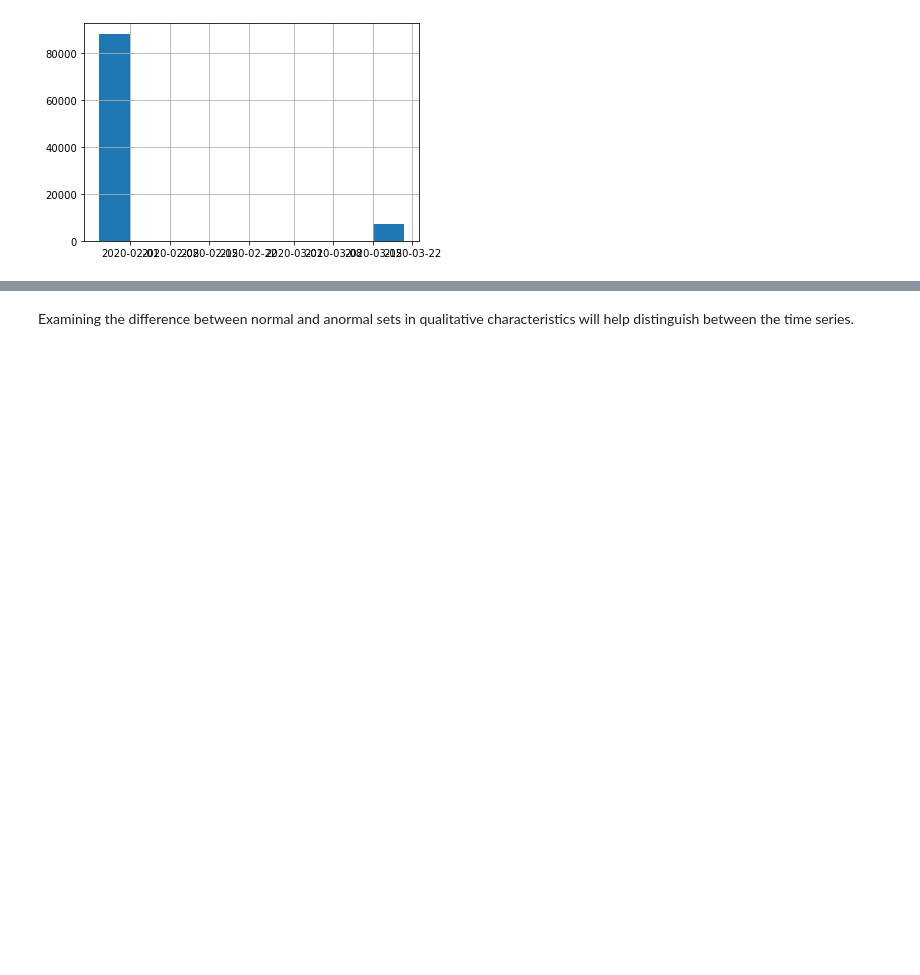
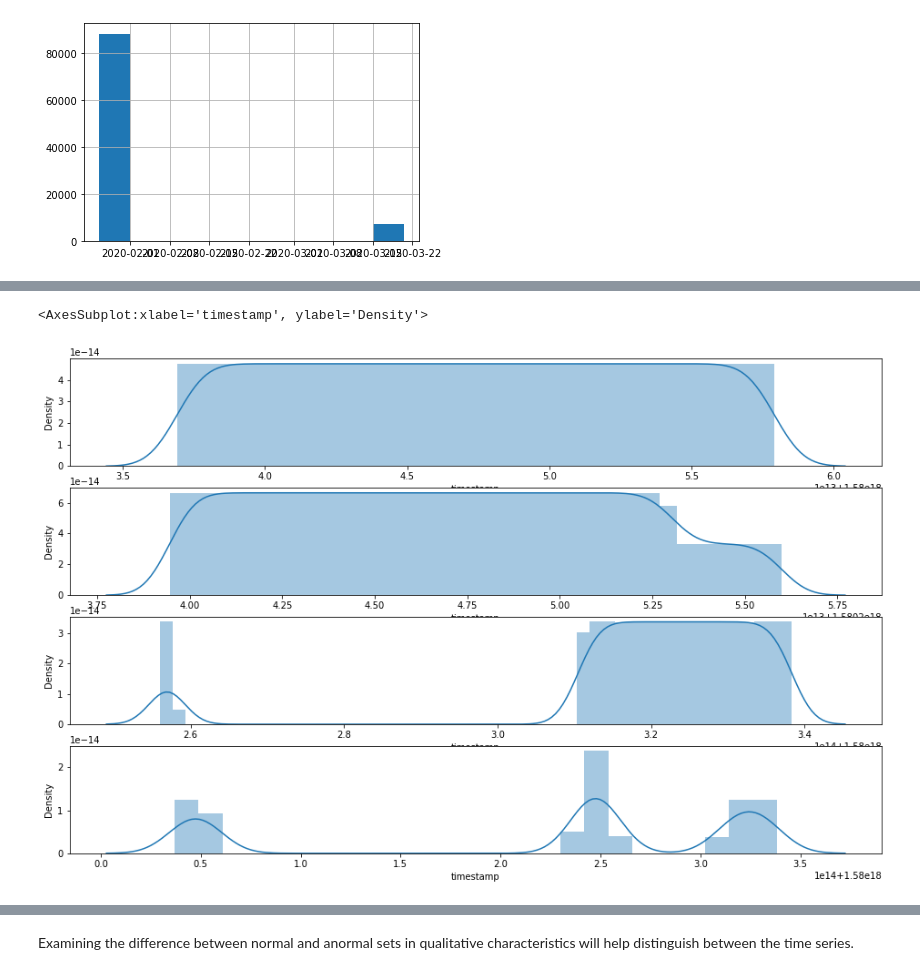
Before and after one commit to jadeadams517/cryptojacking_prediction, a Jupyter notebook: initialworkbook.ipynb, the cells around one changed output, grey strips where cells are left out. Saved outputs shown, nothing was run; the diff lists cells and outputs as text; code cells hidden in the pictures; blank space fills up the shorter version.

```diff
--- a/initialworkbook.ipynb
+++ b/initialworkbook.ipynb
@@ -173,0 +210,10 @@ abnormal['timestamp'].hist()
+# %%
+fig, axes = plt.subplots(4,figsize=(16,10))
+
+sns.distplot(a = normal[normal['timestamp'] <'2020-01-28']['timestamp'], ax= axes[0], hist=True)
+sns.distplot(a = normal[(normal['timestamp'] < '2020-01-29') & (normal['timestamp'] >= '2020-01-28')]['timestamp'], ax= axes[1], hist=True)
+sns.distplot(a = normal[(normal['timestamp'] >= '2020-01-29')]['timestamp'], ax= axes[2], hist=True)
+sns.distplot(a = normal['timestamp'], ax= axes[3], hist=True)
+# %% [output]
+<AxesSubplot:xlabel='timestamp', ylabel='Density'>
+[figure, added]
```
Also changed, not shown: parts of 14 cells of this notebook.
